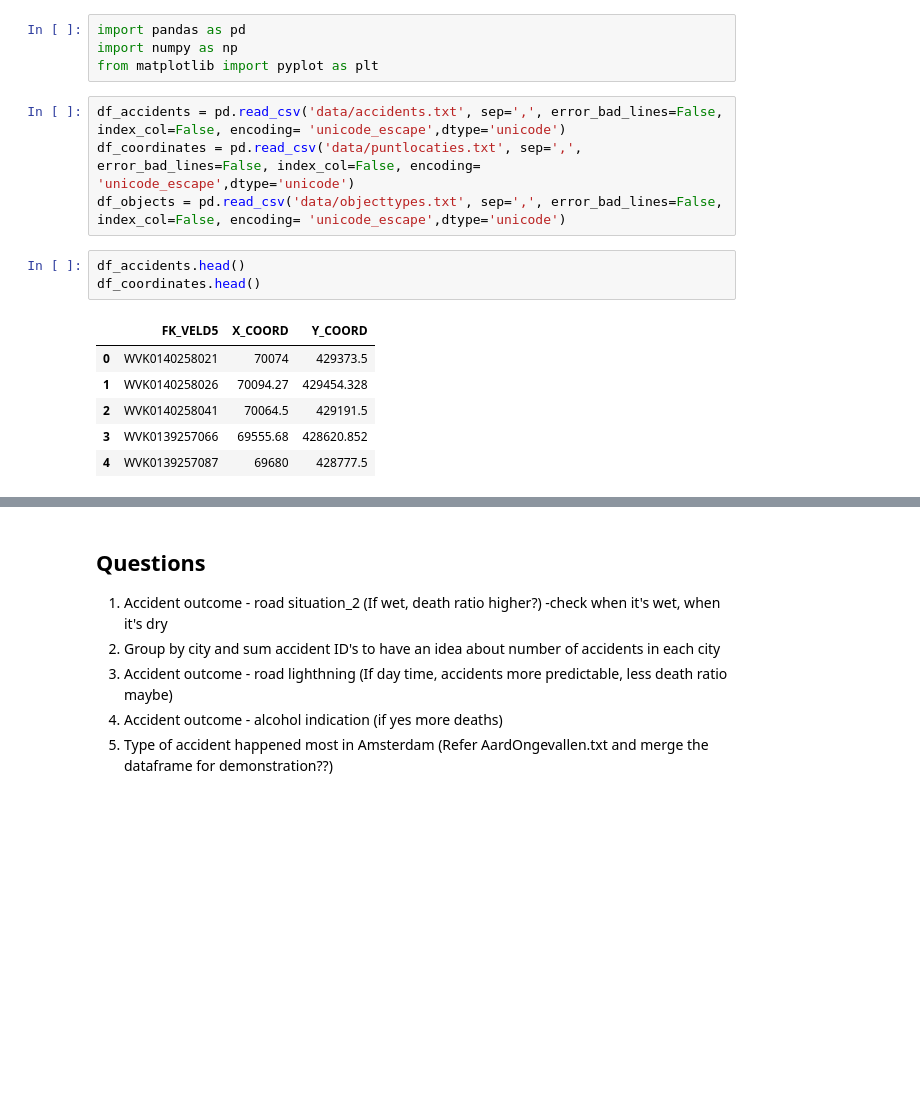
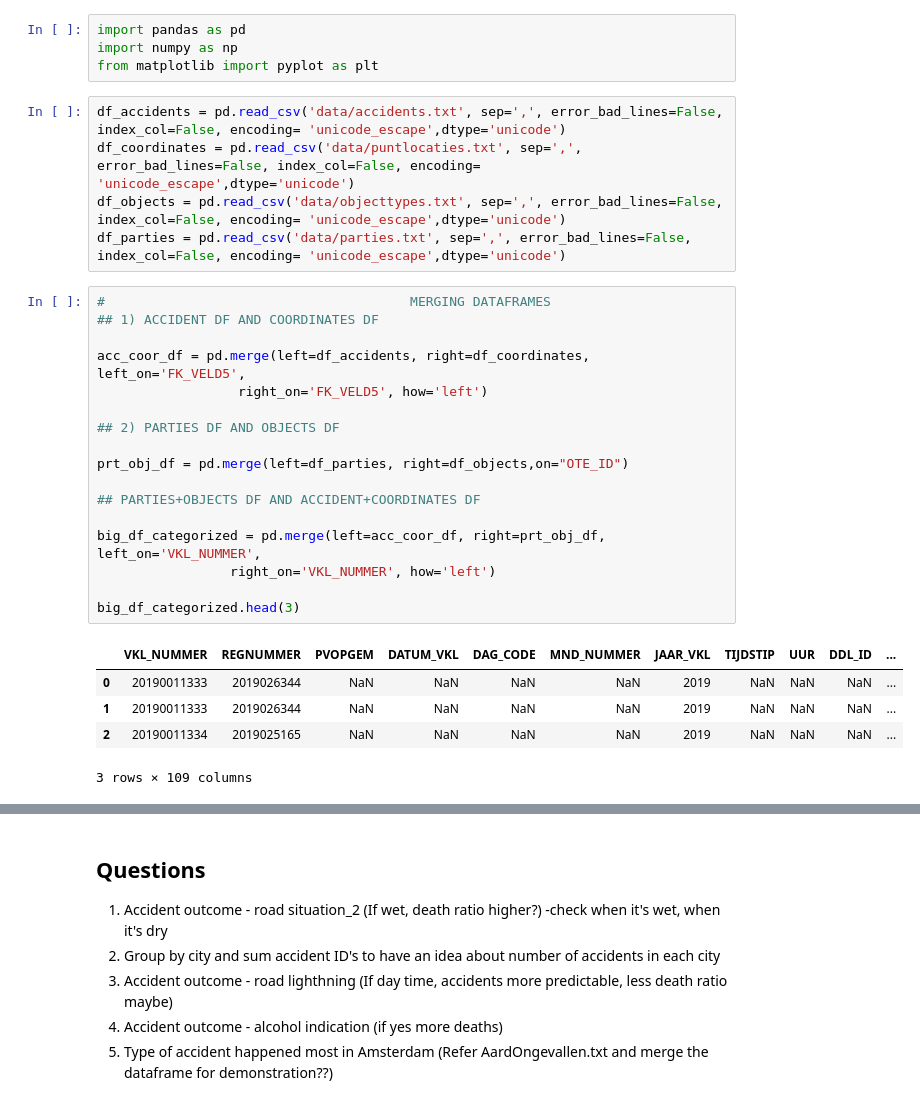
Before and after one commit to gorkemguneser/Amsterdam-Transportation-Project, a Jupyter notebook: AccidentsDataset.ipynb, the cells around one changed output, grey strips where cells are left out. Cells and saved outputs as stored; diff of their text form; blank space fills up the shorter version.

```diff
--- a/AccidentsDataset.ipynb
+++ b/AccidentsDataset.ipynb
@@ -25,14 +25,28 @@ from matplotlib import pyplot as plt
 df_accidents = pd.read_csv('data/accidents.txt', sep=',', error_bad_lines=False, index_col=False, encoding= 'unicode_escape',dtype='unicode')
 df_coordinates = pd.read_csv('data/puntlocaties.txt', sep=',', error_bad_lines=False, index_col=False, encoding= 'unicode_escape',dtype='unicode')
 df_objects = pd.read_csv('data/objecttypes.txt', sep=',', error_bad_lines=False, index_col=False, encoding= 'unicode_escape',dtype='unicode')
+df_parties = pd.read_csv('data/parties.txt', sep=',', error_bad_lines=False, index_col=False, encoding= 'unicode_escape',dtype='unicode')
-# %%
-df_accidents.head()
-df_coordinates.head()
-# %% [output]
-|  | FK_VELD5 | X_COORD | Y_COORD |
-| 0 | WVK0140258021 | 70074 | 429373.5 |
-| 1 | WVK0140258026 | 70094.27 | 429454.328 |
-| 2 | WVK0140258041 | 70064.5 | 429191.5 |
-| 3 | WVK0139257066 | 69555.68 | 428620.852 |
-| 4 | WVK0139257087 | 69680 | 428777.5 |
+# %%
+#                                       MERGING DATAFRAMES
+## 1) ACCIDENT DF AND COORDINATES DF
+
+acc_coor_df = pd.merge(left=df_accidents, right=df_coordinates, left_on='FK_VELD5',
+                  right_on='FK_VELD5', how='left')
+
+## 2) PARTIES DF AND OBJECTS DF
+
+prt_obj_df = pd.merge(left=df_parties, right=df_objects,on="OTE_ID")
+
+## PARTIES+OBJECTS DF AND ACCIDENT+COORDINATES DF
+
+big_df_categorized = pd.merge(left=acc_coor_df, right=prt_obj_df, left_on='VKL_NUMMER',
+                 right_on='VKL_NUMMER', how='left')
+
+big_df_categorized.head(3)
+# %% [output]
+|  | VKL_NUMMER | REGNUMMER | PVOPGEM | DATUM_VKL | DAG_CODE | MND_NUMMER | JAAR_VKL | TIJDSTIP | UUR | DDL_ID | ... |
+| 0 | 20190011333 | 2019026344 | NaN | NaN | NaN | NaN | 2019 | NaN | NaN | NaN | ... |
+| 1 | 20190011333 | 2019026344 | NaN | NaN | NaN | NaN | 2019 | NaN | NaN | NaN | ... |
+| 2 | 20190011334 | 2019025165 | NaN | NaN | NaN | NaN | 2019 | NaN | NaN | NaN | ... |
+3 rows × 109 columns
 # %%
```
Also changed, not shown: parts of 17 cells of this notebook.
